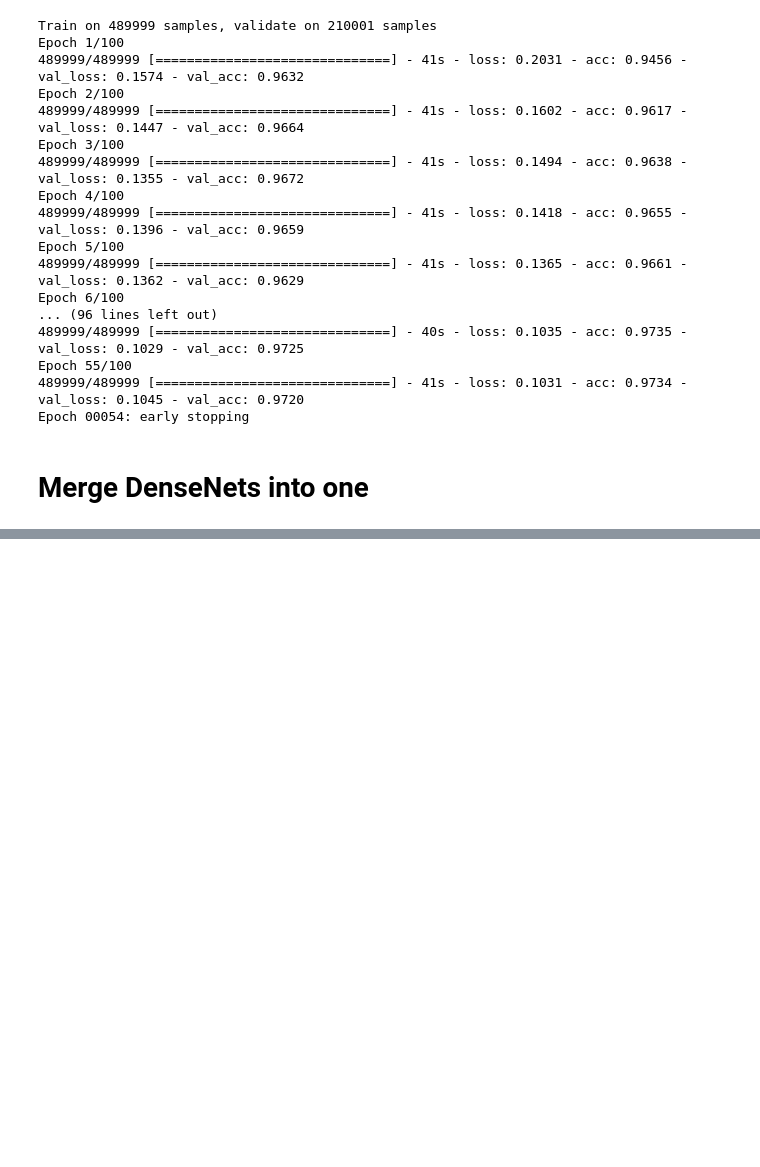
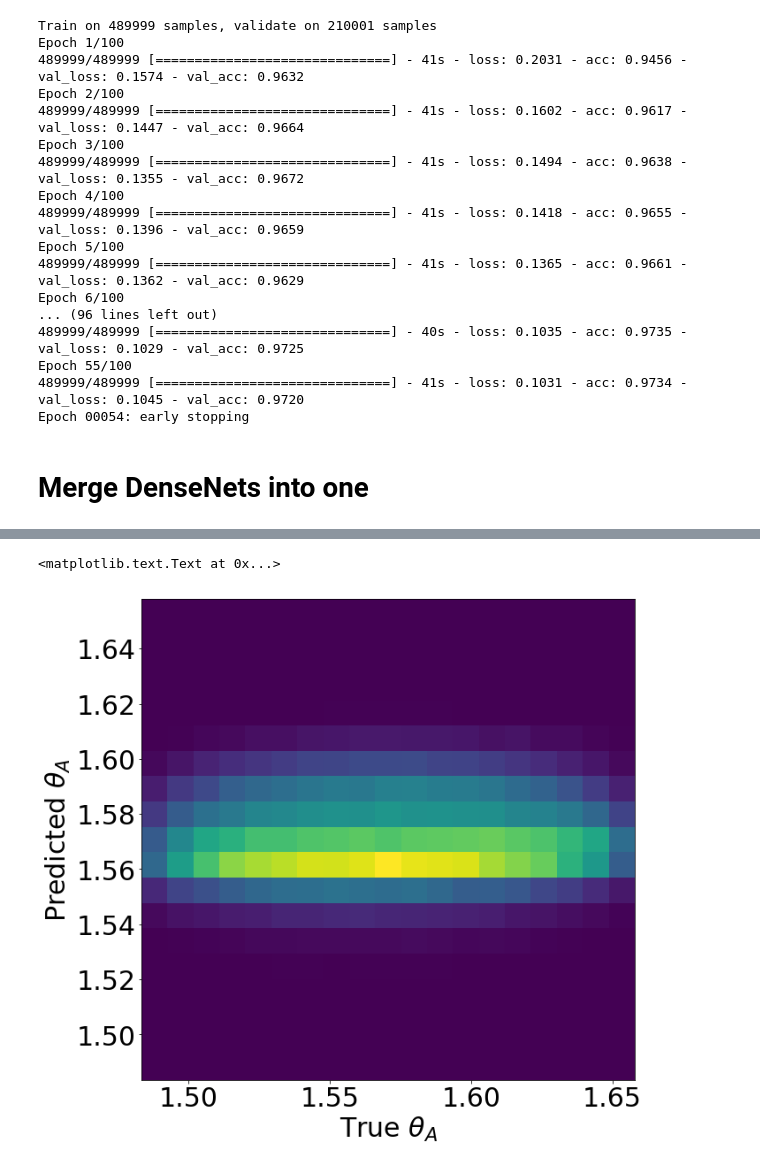
Before and after one commit to hep-lbdl/CaloGAN, a Jupyter notebook: classification/calo-classfier.ipynb, the cells around one changed output, grey strips where cells are left out. Saved outputs shown, nothing was run; the diff lists cells and outputs as text; code cells hidden in the pictures; blank space fills up the shorter version.

```diff
--- a/classification/calo-classfier.ipynb
+++ b/classification/calo-classfier.ipynb
@@ -913,0 +1045,9 @@ plt.legend(loc='upper left')
+# %%
+plt.figure(figsize=(10,10))
+_ = plt.hist2d(theta_A[n_train:].ravel(), phihat[:, 1].ravel(),
+               bins=np.linspace(theta_A.min(), theta_A.max(), 20))
+plt.xlabel(r'True $\theta_A$')
+plt.ylabel(r'Predicted $\theta_A$')
+# %% [output]
+<matplotlib.text.Text at 0x...>
+[figure, added]
```
Also changed, not shown: parts of 47 cells of this notebook, 2 other files.
